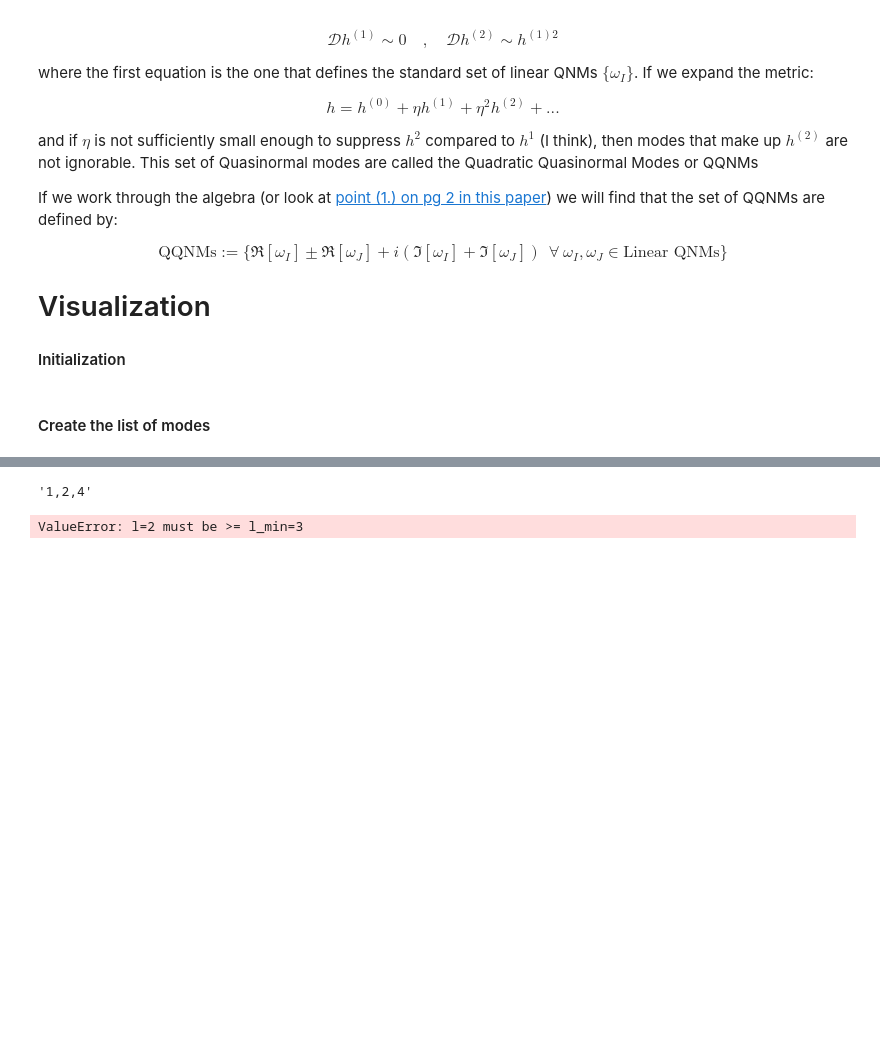
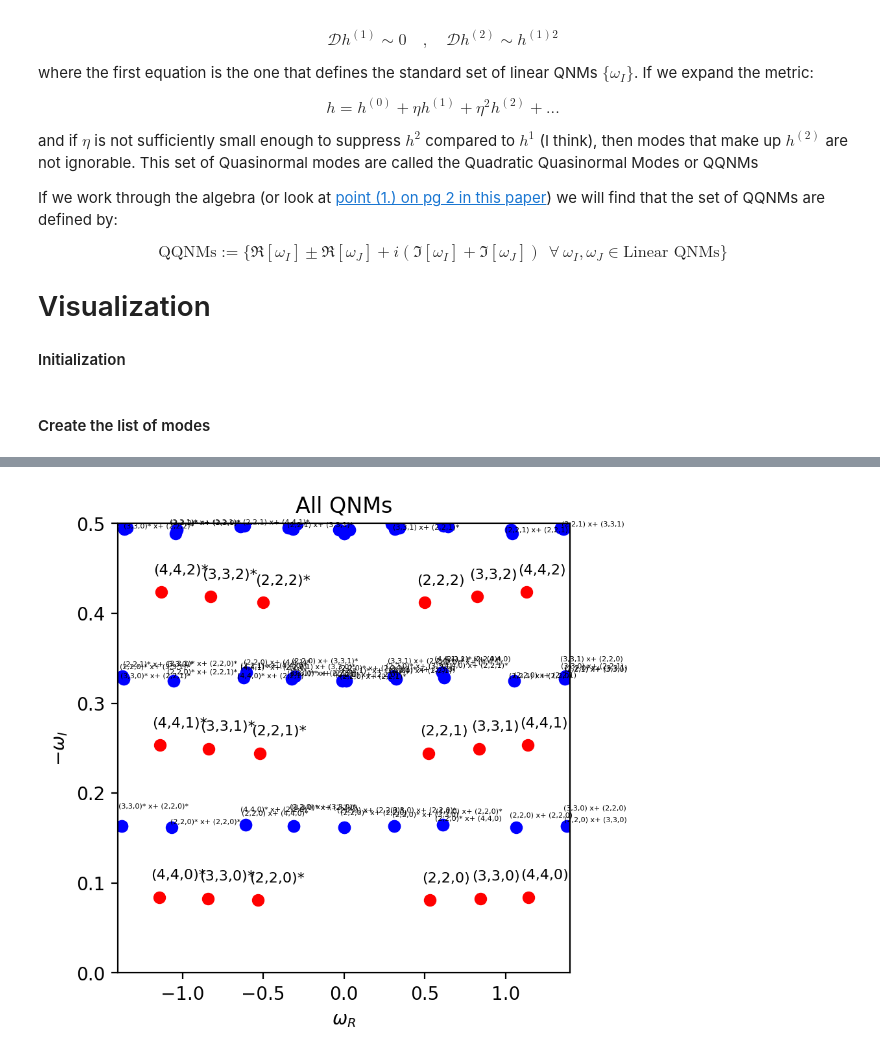
Before and after one commit to Potatoasad/Nonlinear-QNM-exploration, a Jupyter notebook: notebooks/QNM-lattice.ipynb, the cells around one changed output, grey strips where cells are left out. Drawn from its saved outputs; the diff is of its cells as text; code cells hidden in the pictures; blank space fills up the shorter version.

```diff
--- a/notebooks/QNM-lattice.ipynb
+++ b/notebooks/QNM-lattice.ipynb
@@ -79,8 +135,20 @@ all_modes[all_modes.apply(is_corotating, axis=1)]
 # %%
-",".join([str(1),str(2),str(4)])
+fig, ax = plt.subplots(1, figsize=(4.5,4.5), dpi=200)
+
+col1 = 'omega_R'
+col2 = 'gamma'
+
+ax.plot(selected_modes[col1], selected_modes[col2],'o',c='r')
+ax.plot(second_order[col1], second_order[col2],'o',c='b')
+for i,x in selected_modes.iterrows():
+    ax.annotate(f"{x['mode']}",(x[col1]-0.05,x[col2]+0.02), fontsize=8)
+for i,x in second_order.iterrows():
+    ax.annotate(f"{x['mode']}",(x[col1]-0.05*np.random.rand(),x[col2]+0.02*np.random.rand()), fontsize=4)
+ax.set_xlim((-1.4,1.4))
+ax.set_ylim((0,0.5))
+ax.set_xlabel("$\omega_R$")
+ax.set_ylabel("$-\omega_I$")
+ax.set_title("All QNMs")
+plt.show()
 # %% [output]
-'1,2,4'
+[figure, added]
-# %%
-qnm.modes_cache(s=-2,l=2,m=2,n=0)
-# %% [output]
-ValueError: l=2 must be >= l_min=3
```
Also changed, not shown: parts of 7 cells of this notebook, 1 other file.
